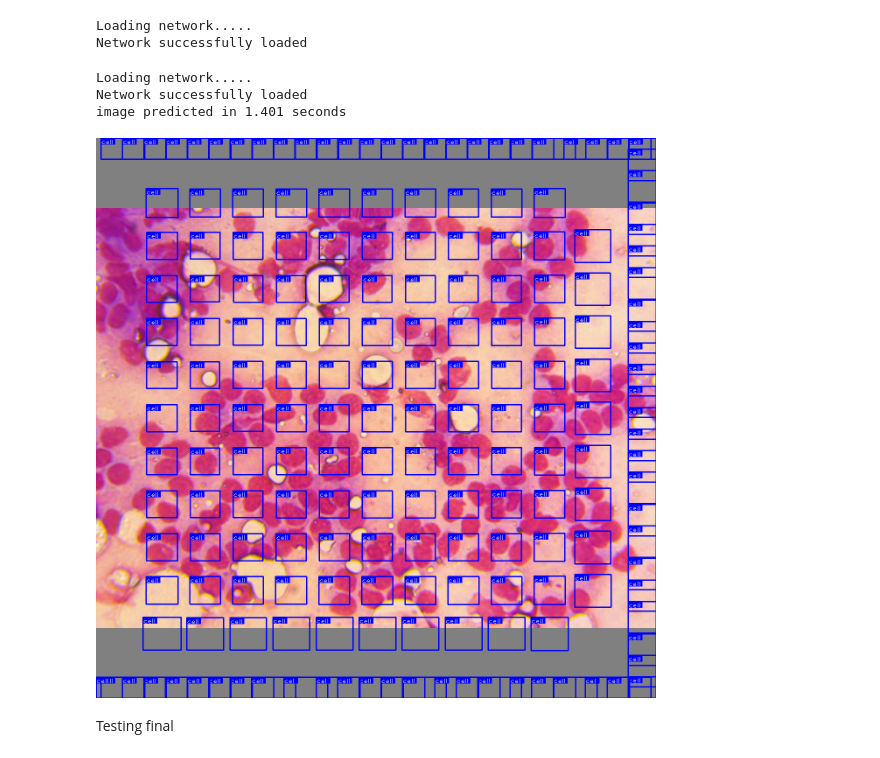
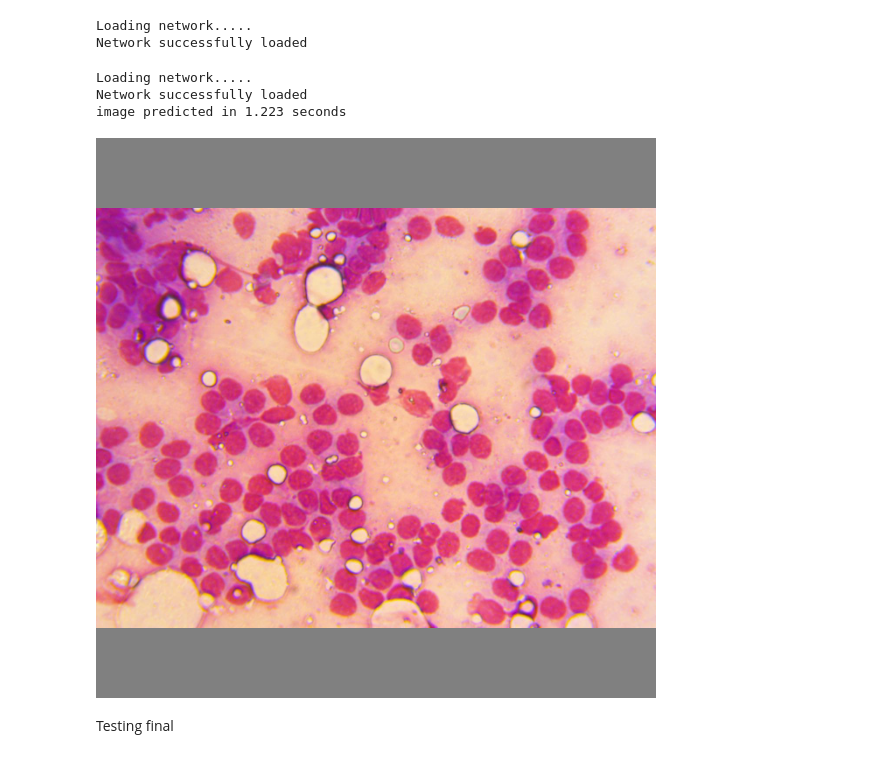
Before and after one commit to Nilanjan-Chatterjee/Aahar, a Jupyter notebook: Yolo_v3.ipynb, the cells around one changed output. Saved outputs shown, nothing was run; the diff lists cells and outputs as text; code cells hidden in the pictures.

```diff
--- a/Yolo_v3.ipynb
+++ b/Yolo_v3.ipynb
@@ -118,10 +118,10 @@ class ListDataset(Dataset):
         return sample
 # %%
 #creating dataloader
-batch_size = 4
+batch_size = 2
 inp_dim = 416
-train_path='/content/gdrive/MyDrive/Data/'
-val_path='/content/gdrive/MyDrive/Data/'
+train_path='/content/gdrive/MyDrive/Data/1/'
+val_path='/content/gdrive/MyDrive/Data/2/'
 dataloaders = {'train': torch.utils.data.DataLoader(ListDataset(train_path, img_size=inp_dim), batch_size=batch_size, shuffle=True,num_workers=1),
                'val': torch.utils.data.DataLoader(ListDataset(val_path, img_size=inp_dim), batch_size=batch_size, shuffle=True,num_workers=1)}
 print(len(dataloaders['train']))
@@ -1425,4 +1453,0 @@ for i_batch, sample_batched in enumerate(dataloaders["train"]):
-# %%
-CUDA = torch.cuda.is_available()
-Finalpre,*outputs=model(input_images_batch,CUDA)
-print(len(outputs),len(outputs[0]))
@@ -1436,9 +1454,9 @@ ValueError: ignored
 # %% [markdown]
 **Testing** this is for testing
 # %%
-model = Darknet()
+ model = Darknet()
 print("Loading network.....")
-model.load_state_dict(torch.load('/content/gdrive/My Drive/yolo.pt'))
+model.load_state_dict(torch.load('/home/nibaran/Soumyajyoti_Nilanjan/Dartnet_VOC_Weights.pt'))
 print("Network successfully loaded")
 #outputs
 # %% [output]
@@ -1447,30 +1496,5 @@ Network successfully loaded
 # %%
 from google.colab.patches import cv2_imshow
-# %%
-def letterbox_image(img, inp_dim):
-    '''resize image with unchanged aspect ratio using padding'''
-    img_w, img_h = img.shape[1], img.shape[0]
-    w, h = inp_dim
-    new_w = int(img_w * min(w/img_w, h/img_h))
-    new_h = int(img_h * min(w/img_w, h/img_h))
-    resized_image = cv2.resize(img, (new_w,new_h), interpolation = cv2.INTER_CUBIC)
-
-    canvas = np.full((inp_dim[1], inp_dim[0], 3), 128)
-
-    canvas[(h-new_h)//2:(h-new_h)//2 + new_h,(w-new_w)//2:(w-new_w)//2 + new_w,  :] = resized_image
-
-    return canvas
-def prep_image(img, inp_dim):
-    """
-    Prepare image for inputting to the neural network.
-
-    Returns a Variable
-    """
-
-    img = cv2.resize(img, (inp_dim, inp_dim))
-    img = img[:,:,::-1].transpose((2,0,1)).copy()
-    img = torch.from_numpy(img).float().div(255.0).unsqueeze(0)
-    return img
 # %%
 from __future__ import division
 import time
@@ -1516,11 +1540,11 @@ def arg_parse():
 
 if __name__ == '__main__':
 
-    classes = ["cell"] #load_classes("data/voc.names")
+    classes = ["nuclei"] #load_classes("data/voc.names")
     #colors = pkl.load(open("data/pallete", "rb"))
 
     #args = arg_parse()
-    confidence = 0.5 #float(args.confidence)
+    confidence = 0.6 #float(args.confidence)
     nms_thesh = 0.4 #float(args.nms_thresh)
     CUDA = torch.cuda.is_available()
 
@@ -1541,35 +1565,35 @@ if __name__ == '__main__':
         model.cuda()
 
     model.eval()
 
     start = time.time()
 
-    frame = cv2.imread('/content/gdrive/MyDrive/Data/images/B10D.jpg')      #Image path to the test image
+    frame = cv2.imread('/content/gdrive/MyDrive/Data/1/images/B10D.jpg')      #Image path to the test image
 
     img, orig_im = prep_image(frame, inp_dim)
 
     if CUDA:
         img = img.cuda()
 
     output, _ , _, _= model(Variable(img), CUDA)
     # batch_size x number of boxes x attrs (85)  attrs have been transposed to input image
     output = write_results(output, confidence, num_classes, nms_conf=nms_thesh)
     # D x 8, D is the true detection  8: image index in batch, 4 corner coordinates, object score,highest class score, class index
 
     if isinstance(output, int) == False:
         output[:, 1:5] = torch.clamp(output[:, 1:5], 0.0, float(inp_dim)) / inp_dim
         output[:, [1, 3]] *= orig_im.shape[1]
         output[:, [2, 4]] *= orig_im.shape[0]
 
         list(map(lambda x: write(x, orig_im), output))
 
     print("image predicted in {:2.3f} seconds".format(time.time()- start))
 
     cv2_imshow( orig_im)
 # %% [output]
 Loading network.....
 Network successfully loaded
-image predicted in 1.401 seconds
+image predicted in 1.223 seconds
-[figure, old version]
+[figure, new version]
 # %% [markdown]
 Testing final
```
Also changed, not shown: parts of 11 cells of this notebook.
